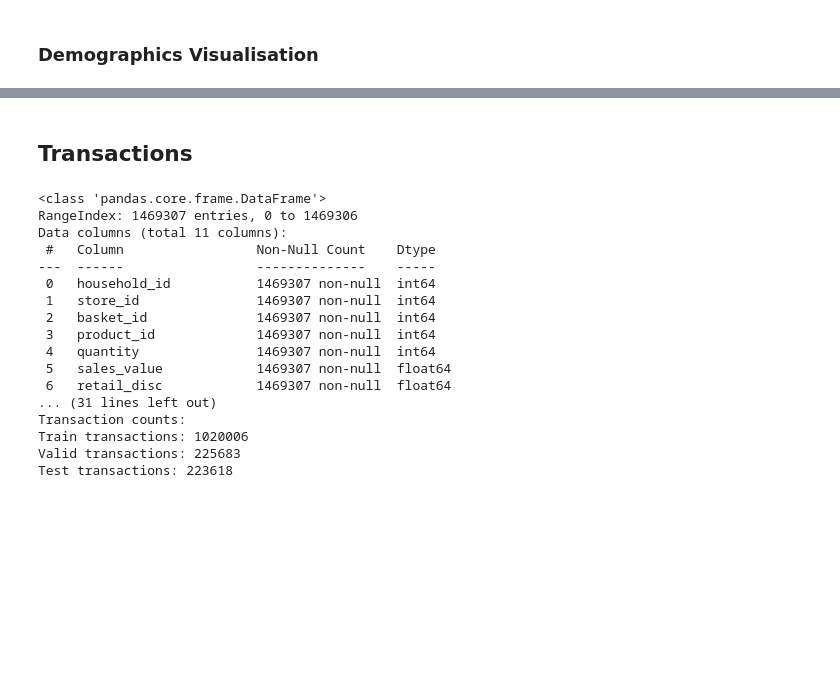
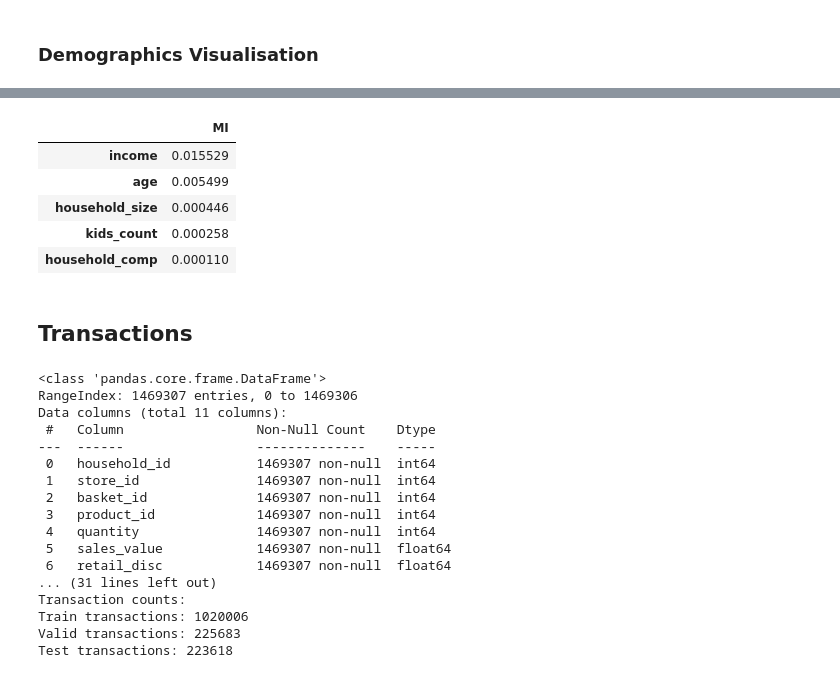
Before and after one commit to Kasperclowes/QBUS3820-Group-Assignment, a Jupyter notebook: RUN.ipynb, the cells around one changed output, grey strips where cells are left out. Cells and saved outputs as stored; diff of their text form; code cells hidden in the pictures; blank space fills up the shorter version.

```diff
--- a/RUN.ipynb
+++ b/RUN.ipynb
@@ -125,3 +133,13 @@ eda.crosstabplots(demographics_train, churn_train)
+# %%
+churn_demographics_train = churn_train.loc[demographics_train.index]
+eda.mutual_information_table(demographics_train, categorical=categorical_demographics, target=churn_demographics_train)
+# %% [output]
+|  | MI |
+| income | 0.015529 |
+| age | 0.005499 |
+| household_size | 0.000446 |
+| kids_count | 0.000258 |
+| household_comp | 0.000110 |
 # %% [markdown]
 ## Transactions
 # %%
```
Also changed, not shown: parts of 4 cells of this notebook, 2 other files.
